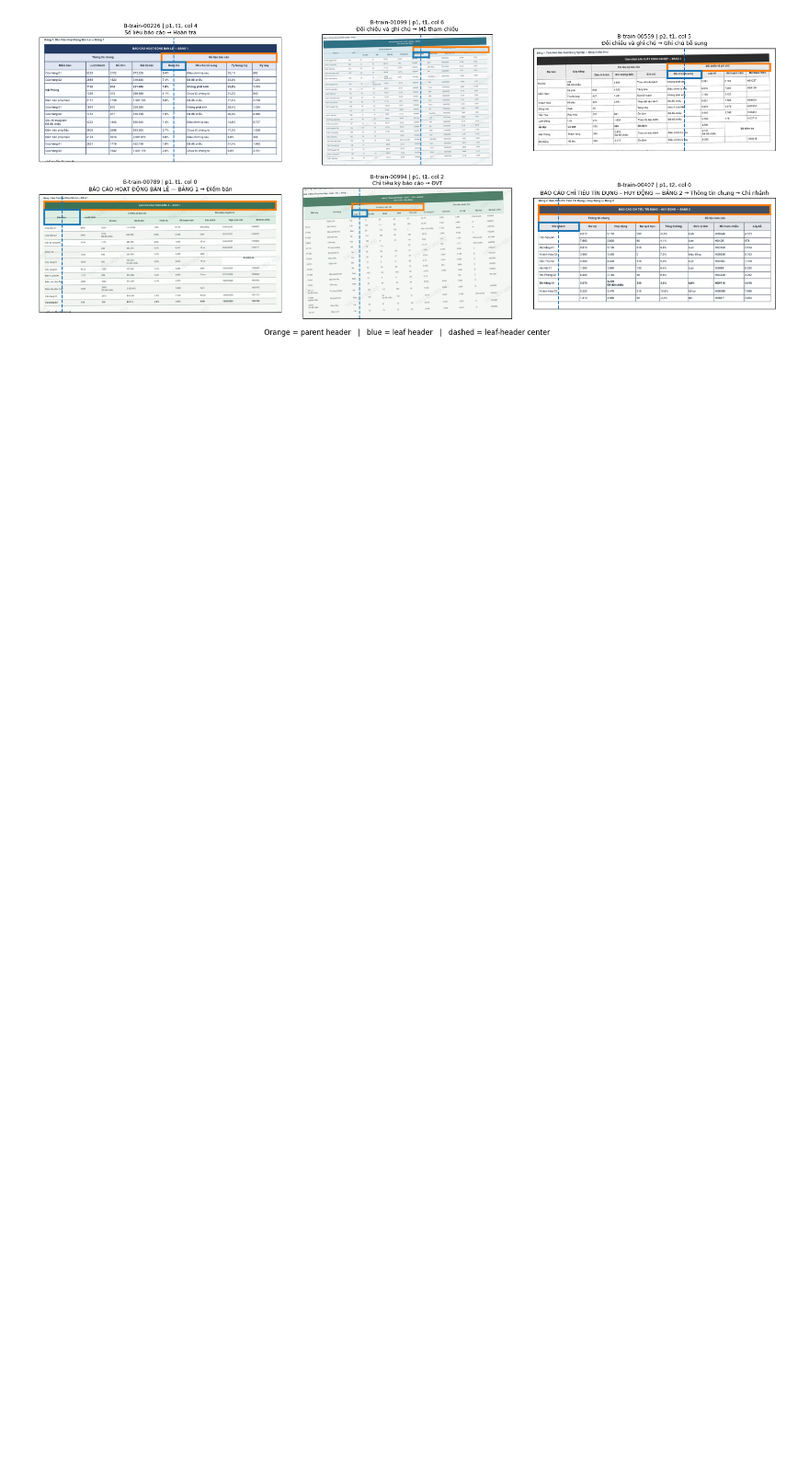
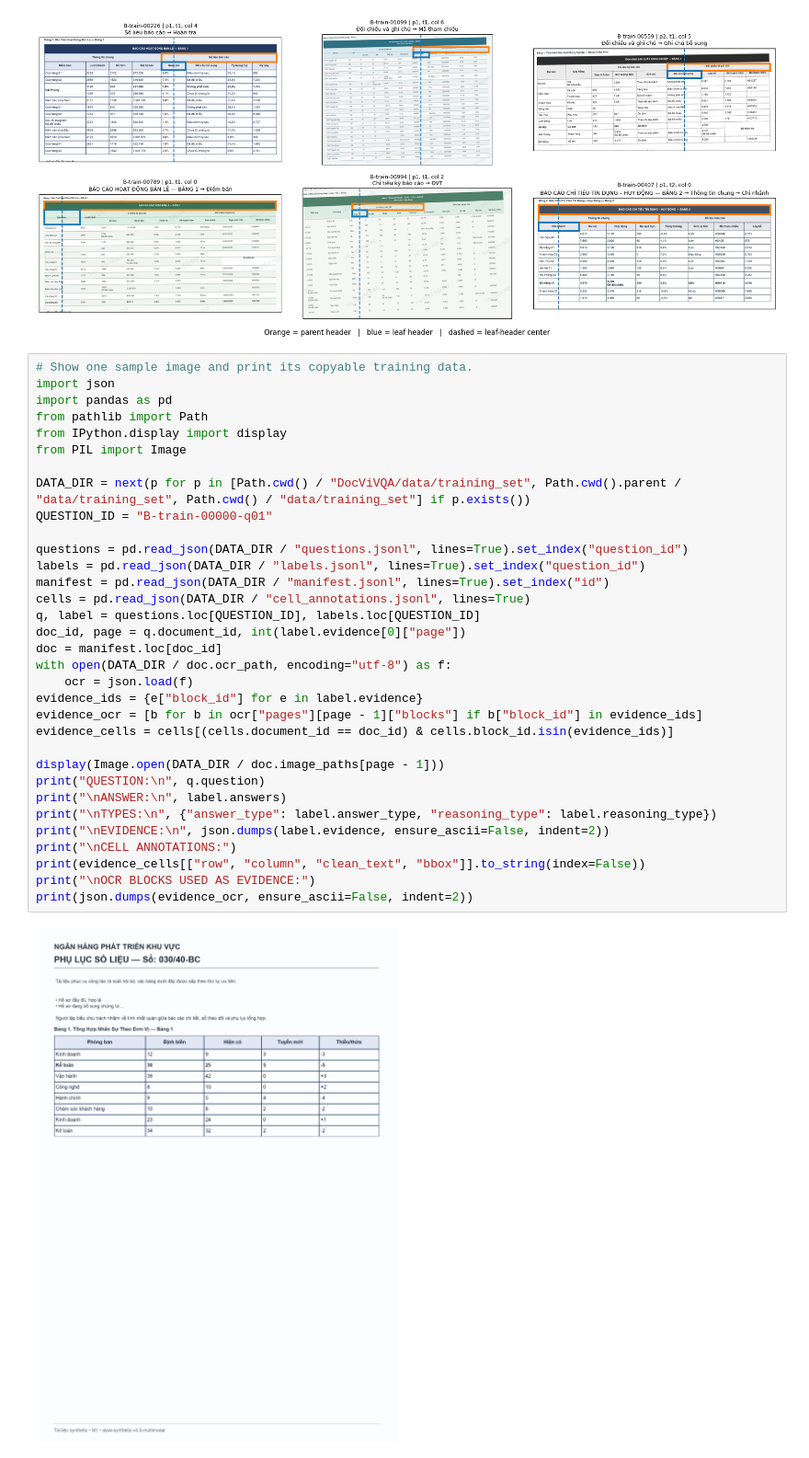
Before and after one commit to T-Sunm/olp-ai-ptit-2026-preliminary-round, a Jupyter notebook: DocViVQA/notebooks/explore_dataset.ipynb, the cells around one changed output. Shown at 92% size. Saved outputs shown, nothing was run; the diff lists cells and outputs as text; blank space fills up the shorter version.

Commit message:
Add DocViVQA exploration visuals

```diff
--- a/DocViVQA/notebooks/explore_dataset.ipynb
+++ b/DocViVQA/notebooks/explore_dataset.ipynb
@@ -451,3 +451,38 @@ fig.text(0.5, 0.02, 'Orange = parent header   |   blue = leaf header   |   dashe
 plt.show()
 # %% [output]
 [figure]
+# %%
+# Show one sample image and print its copyable training data.
+import json
+import pandas as pd
+from pathlib import Path
+from IPython.display import display
+from PIL import Image
+
+DATA_DIR = next(p for p in [Path.cwd() / "DocViVQA/data/training_set", Path.cwd().parent / "data/training_set", Path.cwd() / "data/training_set"] if p.exists())
+QUESTION_ID = "B-train-00000-q01"
+
+questions = pd.read_json(DATA_DIR / "questions.jsonl", lines=True).set_index("question_id")
+labels = pd.read_json(DATA_DIR / "labels.jsonl", lines=True).set_index("question_id")
+manifest = pd.read_json(DATA_DIR / "manifest.jsonl", lines=True).set_index("id")
+cells = pd.read_json(DATA_DIR / "cell_annotations.jsonl", lines=True)
+q, label = questions.loc[QUESTION_ID], labels.loc[QUESTION_ID]
+doc_id, page = q.document_id, int(label.evidence[0]["page"])
+doc = manifest.loc[doc_id]
+with open(DATA_DIR / doc.ocr_path, encoding="utf-8") as f:
+    ocr = json.load(f)
+evidence_ids = {e["block_id"] for e in label.evidence}
+evidence_ocr = [b for b in ocr["pages"][page - 1]["blocks"] if b["block_id"] in evidence_ids]
+evidence_cells = cells[(cells.document_id == doc_id) & cells.block_id.isin(evidence_ids)]
+
+display(Image.open(DATA_DIR / doc.image_paths[page - 1]))
+print("QUESTION:\n", q.question)
+print("\nANSWER:\n", label.answers)
+print("\nTYPES:\n", {"answer_type": label.answer_type, "reasoning_type": label.reasoning_type})
+print("\nEVIDENCE:\n", json.dumps(label.evidence, ensure_ascii=False, indent=2))
+print("\nCELL ANNOTATIONS:")
+print(evidence_cells[["row", "column", "clean_text", "bbox"]].to_string(index=False))
+print("\nOCR BLOCKS USED AS EVIDENCE:")
+print(json.dumps(evidence_ocr, ensure_ascii=False, indent=2))
+# %% [output]
+[figure, added]
```
Also changed, not shown: parts of 1 cell of this notebook, 7 other files.
